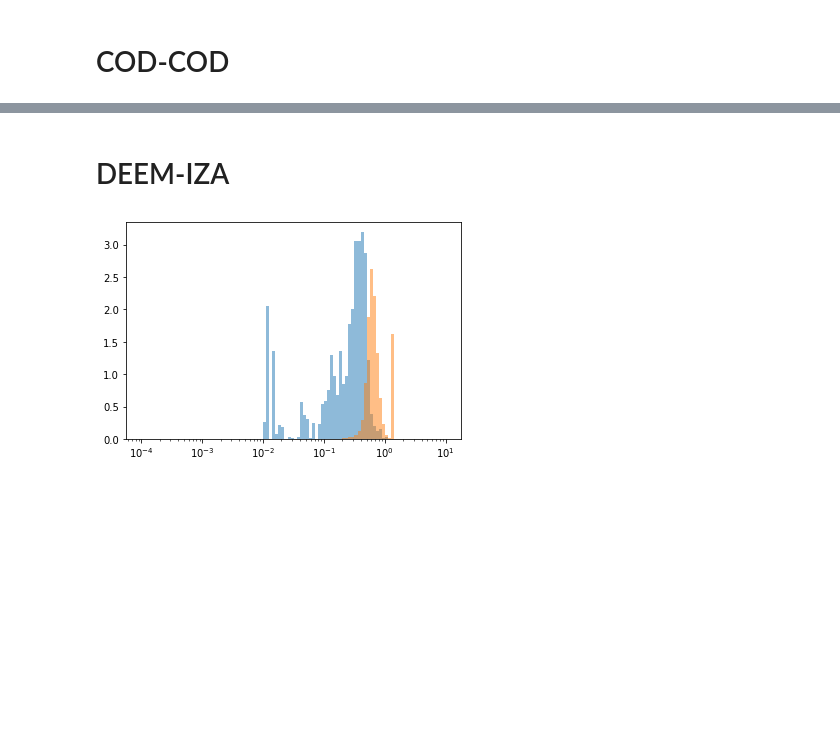
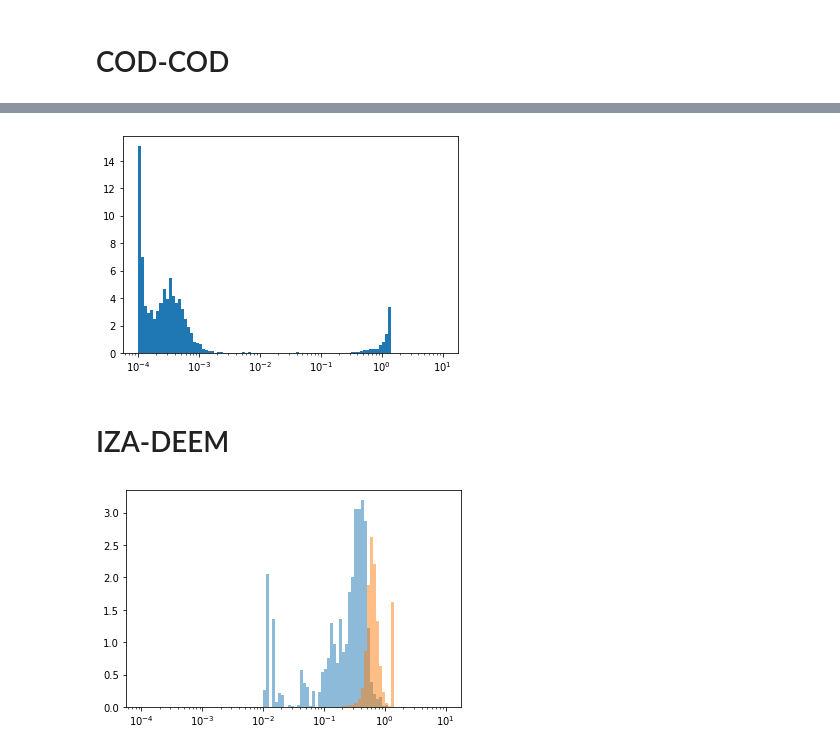
Before and after one commit to bhelfrecht/zeolites_iza-deem, a Jupyter notebook: Scripts/distance_histograms.ipynb, the cells around one changed output, grey strips where cells are left out. Cells and saved outputs as stored; diff of their text form; code cells hidden in the pictures; blank space fills up the shorter version.

```diff
--- a/Scripts/distance_histograms.ipynb
+++ b/Scripts/distance_histograms.ipynb
@@ -153,3 +401,9 @@ True
+# %%
+plt.bar(bin_edges[0:-1], H, width=dx, align='edge')
+plt.xscale('log')
+plt.show()
+# %% [output]
+[figure, added]
 # %% [markdown]
-# DEEM-IZA
+# IZA-DEEM
 # %%
```
Also changed, not shown: parts of 20 cells of this notebook.
